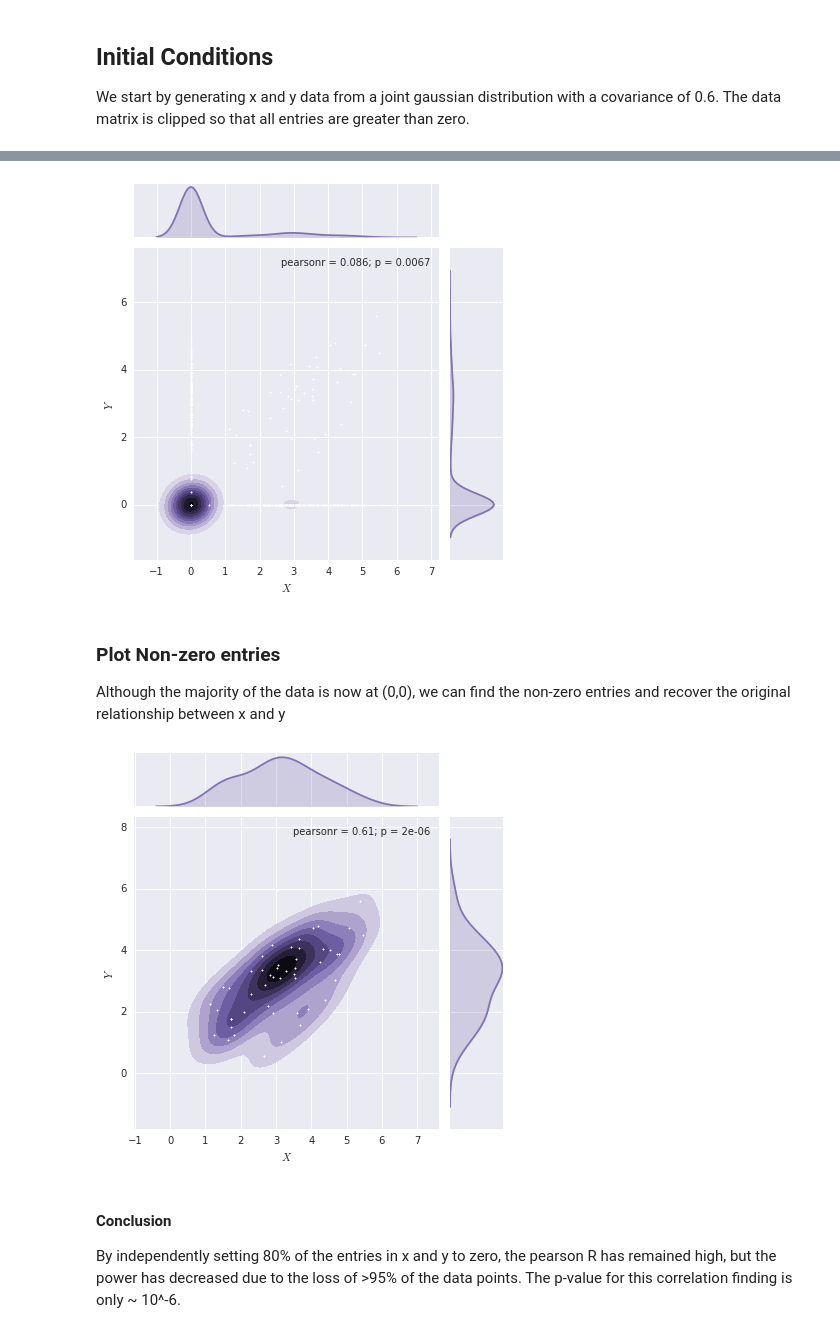
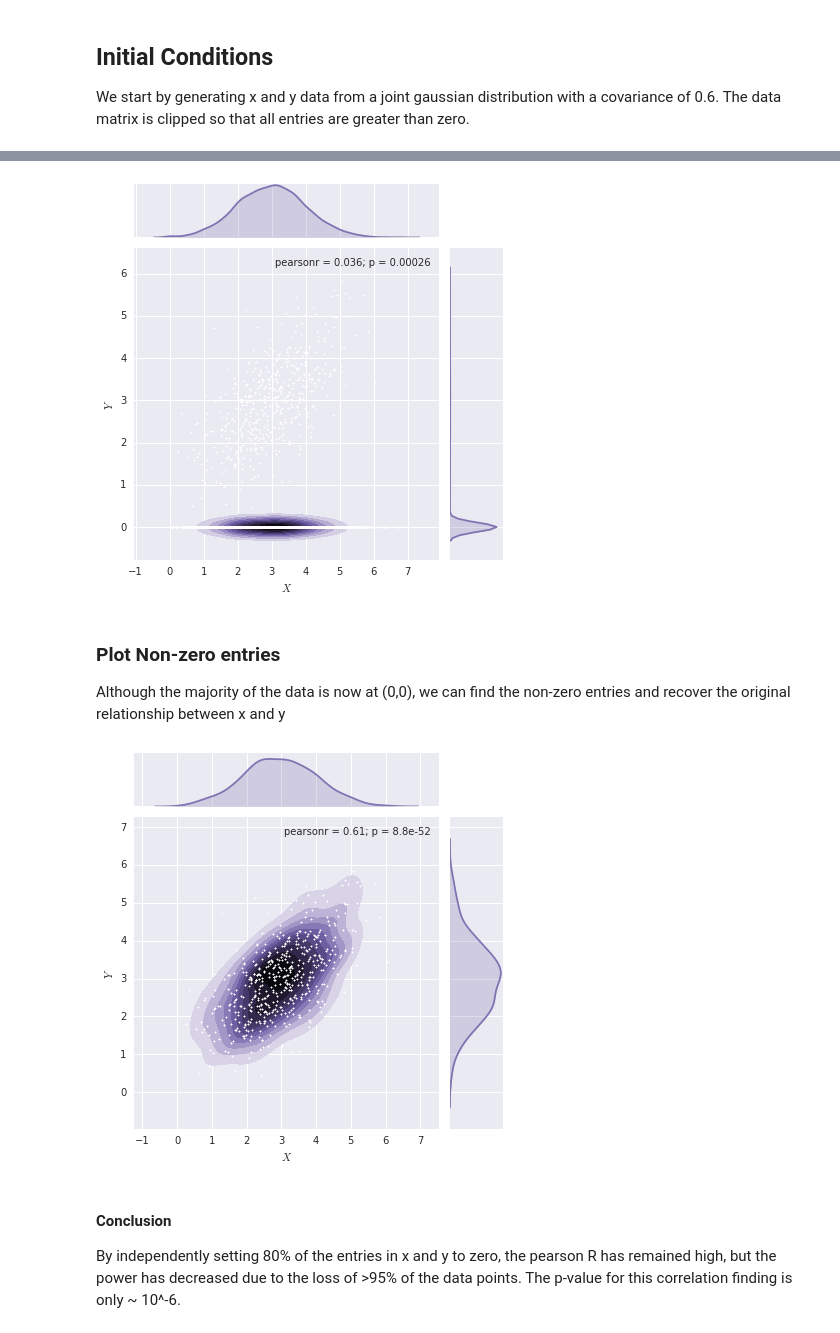
Before and after one commit to nickdeveaux/scratch_space, a Jupyter notebook: Simulate Single Cell Dropout.ipynb, the cells around one changed output, grey strips where cells are left out. Saved outputs shown, nothing was run; the diff lists cells and outputs as text; code cells hidden in the pictures.

```diff
--- a/Simulate Single Cell Dropout.ipynb
+++ b/Simulate Single Cell Dropout.ipynb
@@ -13,7 +13,7 @@ We start by generating x and y data from a joint gaussian distribution with a co
 # %%
 # Generate initial covariance matrix
 mean = 3
-size = 1000
+size = 10000
 covariance = [[1.0, 0.6], [0.6, 1.0]]
 data = np.clip(np.random.multivariate_normal([mean, mean], covariance, size), 0, 10)
 # %%
@@ -30,5 +30,5 @@ g.set_axis_labels("$X$", "$Y$");
 # %%
-p = 0.8
+p = 0.95
 # Generate Bernoulli random variates
 r_x = bernoulli.rvs(p, size=size)
 r_y = bernoulli.rvs(p, size=size)
@@ -39,25 +39,25 @@ df['x_dropped'][r_x > 0] = 0
 df['y_dropped'] = df['y']
 df['y_dropped'][r_y > 0] = 0
 # %%
-g = sns.jointplot(x="x_dropped", y="y_dropped", data=df, kind="kde", color="m")
+g = sns.jointplot(x="x", y="y_dropped", data=df, kind="kde", color="m")
 g.plot_joint(plt.scatter, c="w", s=2, linewidth=1, marker="+")
 g.ax_joint.collections[0].set_alpha(0)
 g.set_axis_labels("$X$", "$Y$");
 # %% [output]
-[figure, old version]
+[figure, new version]
 # %% [markdown]
 ### Plot Non-zero entries
 
 Although the majority of the data is now at (0,0), we can find the non-zero entries and recover the original relationship between x and y
 # %%
-filtered_df = df[(df['x_dropped'] > 0) & (df['y_dropped'] > 0)]
+filtered_df = df[(df['x'] > 0) & (df['y_dropped'] > 0)]
 # %%
-g = sns.jointplot(x="x_dropped", y="y_dropped", data=filtered_df, kind="kde", color="m")
+g = sns.jointplot(x="x", y="y_dropped", data=filtered_df, kind="kde", color="m")
 g.plot_joint(plt.scatter, c="w", s=2, linewidth=1, marker="+")
 g.ax_joint.collections[0].set_alpha(0)
 g.set_axis_labels("$X$", "$Y$");
 # %% [output]
-[figure, old version]
+[figure, new version]
 # %% [markdown]
 #### Conclusion
 By independently setting 80% of the entries in x and y to zero, the pearson R has remained high, but the power has decreased due to the loss of >95% of the data points. The p-value for this correlation finding is only ~ 10^-6.
```
Also changed, not shown: parts of 17 cells of this notebook.
